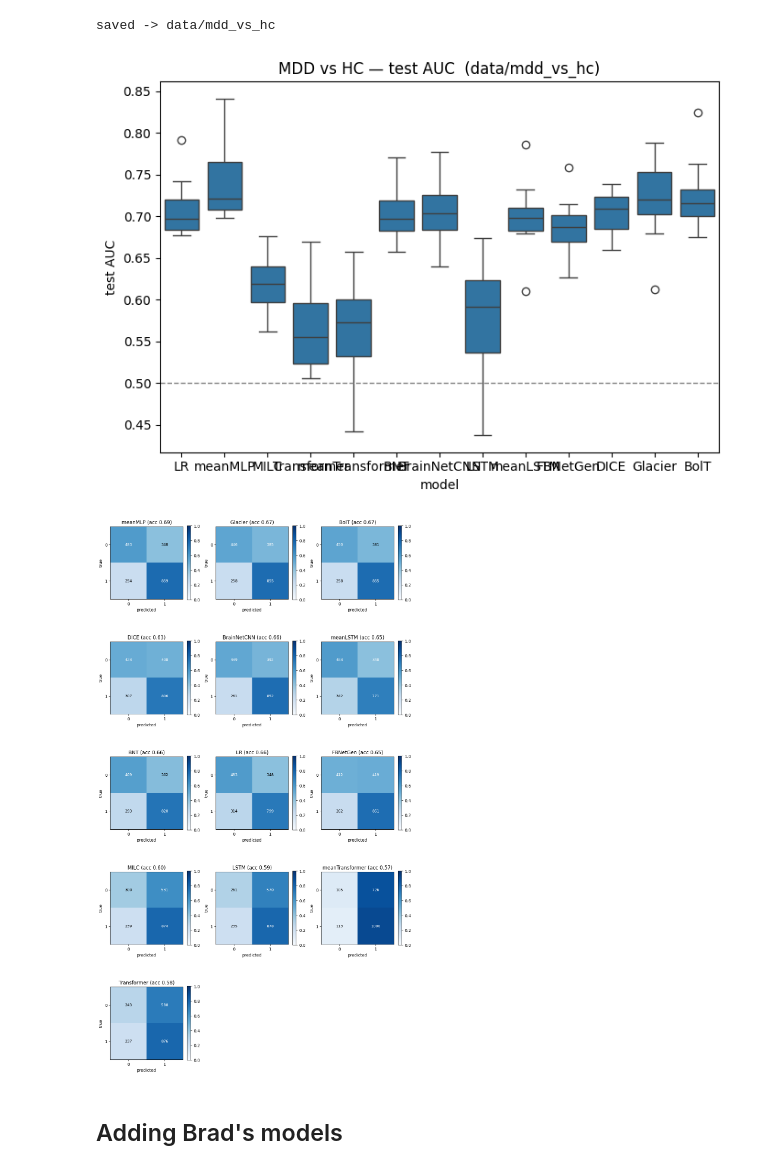
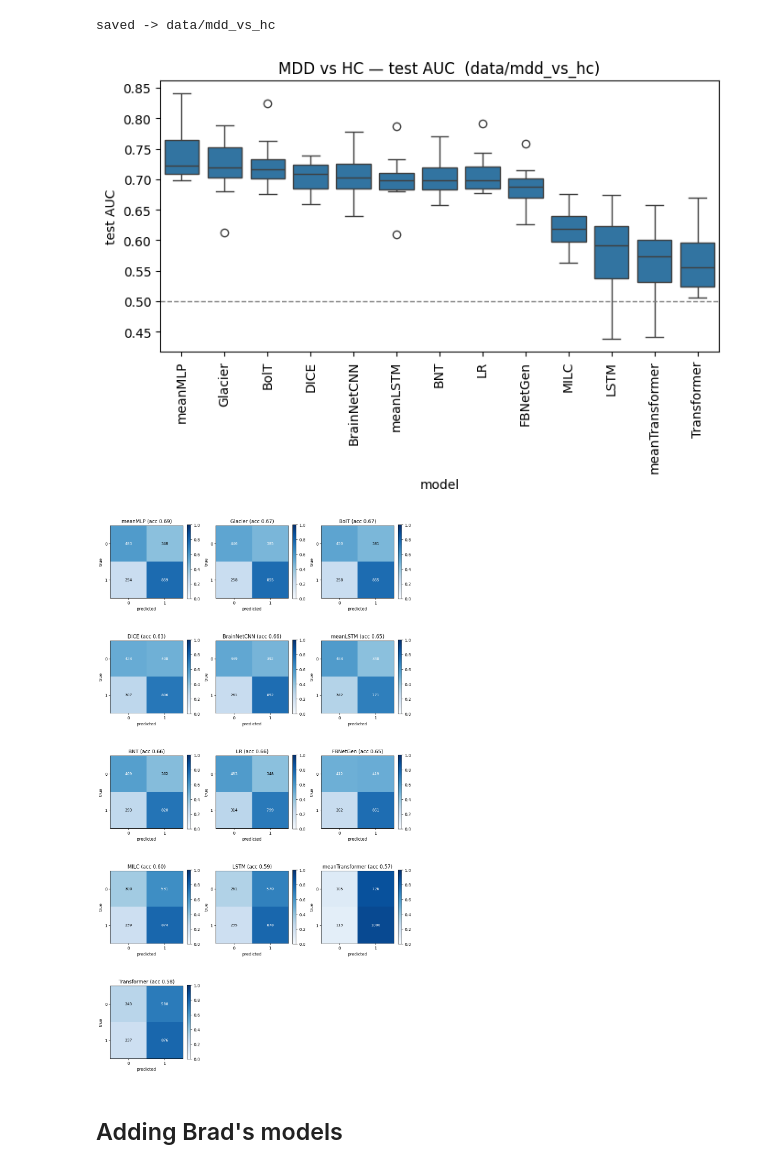
Before and after one commit to neuroneural/circRNA, a Jupyter notebook: docs/02_on_MDD_data/mdd_cvbench.ipynb, the cells around one changed output. Cells and saved outputs as stored; diff of their text form; code cells hidden in the pictures.

```diff
--- a/docs/02_on_MDD_data/mdd_cvbench.ipynb
+++ b/docs/02_on_MDD_data/mdd_cvbench.ipynb
@@ -42,6 +42,13 @@ print(f"host={node} -> {'LOCAL' if IS_LOCAL else 'REMOTE'}")
 def results_dir(base):   # for plotting: prefer remote results, fall back to local (_local)
     return base if os.path.isdir(base) else base + "_local"
 
-def load_report(src):    # rebuild a Report from a saved cvbench dir (for plot_confusion)
-    return Report([], pd.read_csv(f"{src}/cvbench_test.csv"), [], {})
+def load_report(src):
+    """Rebuild a Report from a saved cvbench dir: train/test/predictions logs + meta."""
+    import json
+    csv = lambda name: (pd.read_csv(f"{src}/{name}") if os.path.exists(f"{src}/{name}")
+                        else pd.DataFrame())
+    meta_path = f"{src}/cvbench_meta.json"
+    meta = json.load(open(meta_path)) if os.path.exists(meta_path) else {}
+    return Report(csv("cvbench_train.csv"), csv("cvbench_test.csv"),
+                  csv("cvbench_predictions.csv"), meta)
 # %% [output]
@@ -85,18 +92,31 @@ saved -> data/mdd_vs_hc
 # %%
 # plot the saved MDD-vs-HC results (prefer remote, fall back to local)
 src = results_dir("data/mdd_vs_hc")
 res = pd.read_csv(f"{src}/cvbench_test.csv")
 
+# 1. Determine the order from best to worst (sorting by median test AUC)
+model_order = res.groupby("model")["test_auc"].median().sort_values(ascending=False).index
+
 plt.figure(figsize=(7, 5))
-sns.boxplot(data=res, x="model", y="test_auc")
+
+# 2. Apply the 'order' parameter to the boxplot
+sns.boxplot(data=res, x="model", y="test_auc", order=model_order)
+
 plt.axhline(0.5, ls="--", c="gray", lw=1)
-plt.title(f"MDD vs HC — test AUC  ({src})"); plt.ylabel("test AUC"); plt.xlabel("model")
-plt.tight_layout(); plt.show()
+plt.title(f"MDD vs HC — test AUC  ({src})")
+plt.ylabel("test AUC")
+plt.xlabel("model")
+
+# 3. Rotate the x-axis labels vertically
+plt.xticks(rotation=90)
+
+plt.tight_layout()
+plt.show()
 
 # confusion matrices (pooled across folds), one panel per model
 load_report(src).plot_confusion(normalize="true")
 # %% [output]
-[figure, old version]
+[figure, new version]
 [figure]
 # %% [markdown]
 ## Adding Brad's models
```
Also changed, not shown: parts of 10 cells of this notebook.
